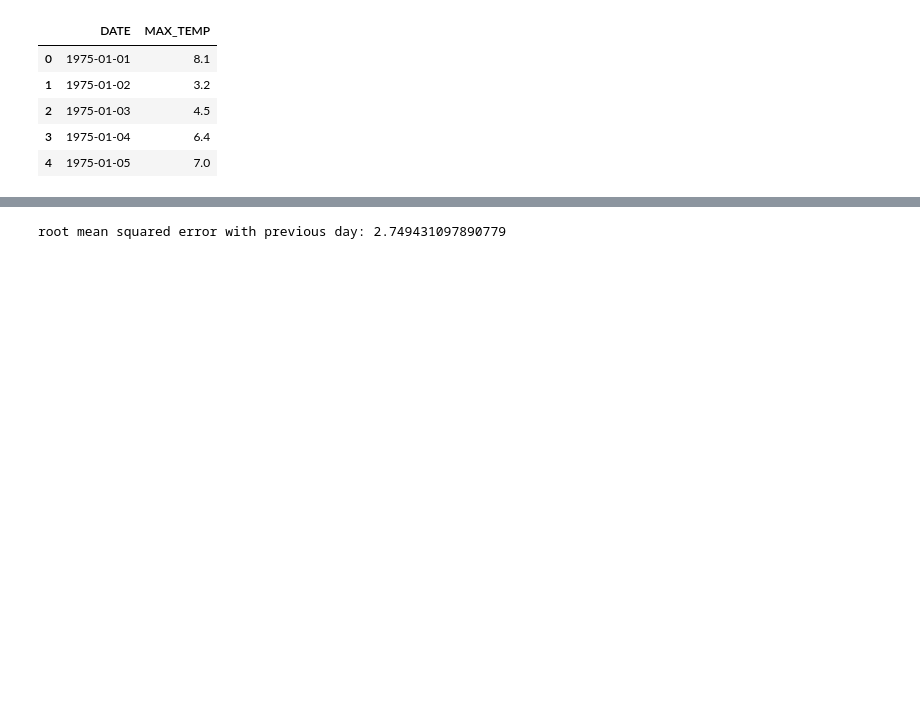
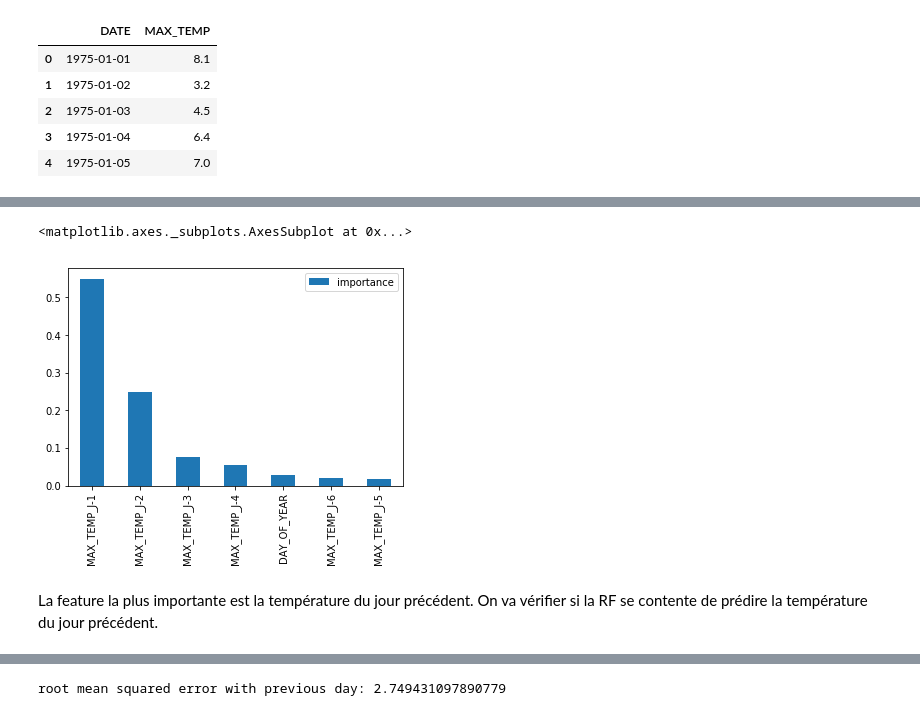
Before and after one commit to VincentVillet/temperatures-predictions, a Jupyter notebook: 2_random_forest_prediction.ipynb, the cells around one changed output, grey strips where cells are left out. Cells and saved outputs as stored; diff of their text form; code cells hidden in the pictures; blank space fills up the shorter version.

```diff
--- a/2_random_forest_prediction.ipynb
+++ b/2_random_forest_prediction.ipynb
@@ -132,3 +123,13 @@ Fitting 5 folds for each of 10 candidates, totalling 50 fits
+# %%
+feature_importances = pd.DataFrame(
+    best_estimator.feature_importances_, index=train_cols, columns=["importance"]).sort_values(
+"importance", ascending=False)
+feature_importances.plot.bar()
+# %% [output]
+<matplotlib.axes._subplots.AxesSubplot at 0x...>
+[figure, added]
+# %% [markdown]
+La feature la plus importante est la température du jour précédent. On va vérifier si la RF se contente de prédire la température du jour précédent.
 # %%
 y_pred = best_estimator.predict(x_test)
 
```
Also changed, not shown: parts of 20 cells of this notebook.
